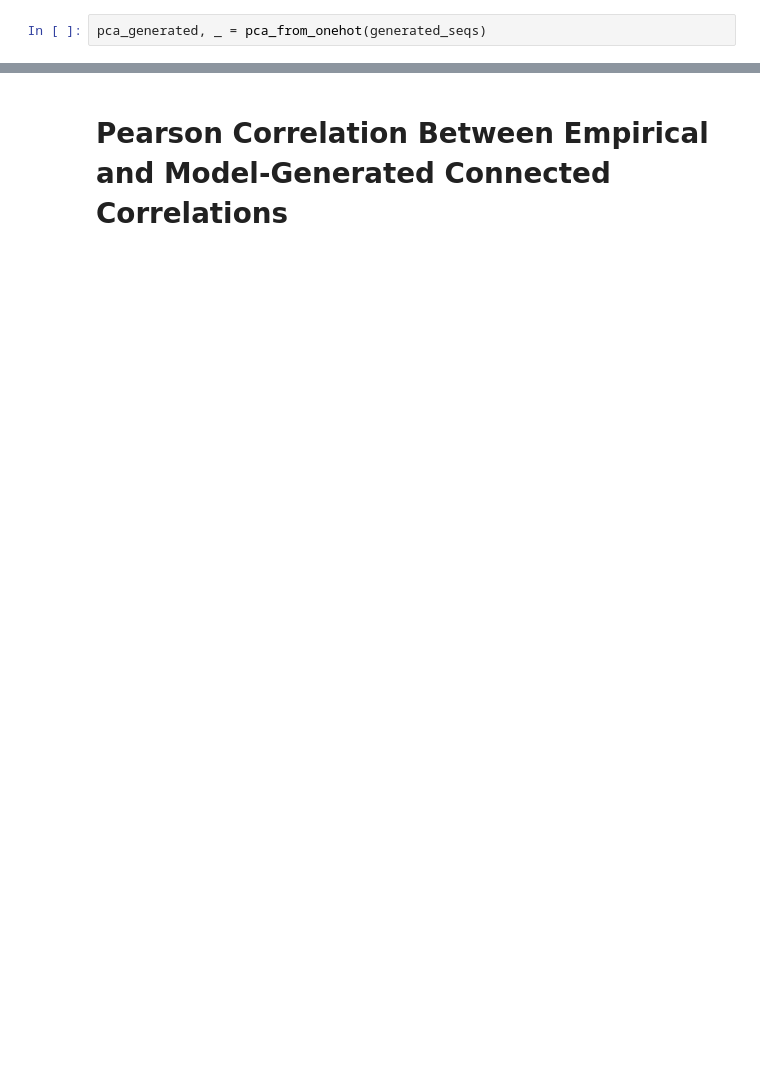
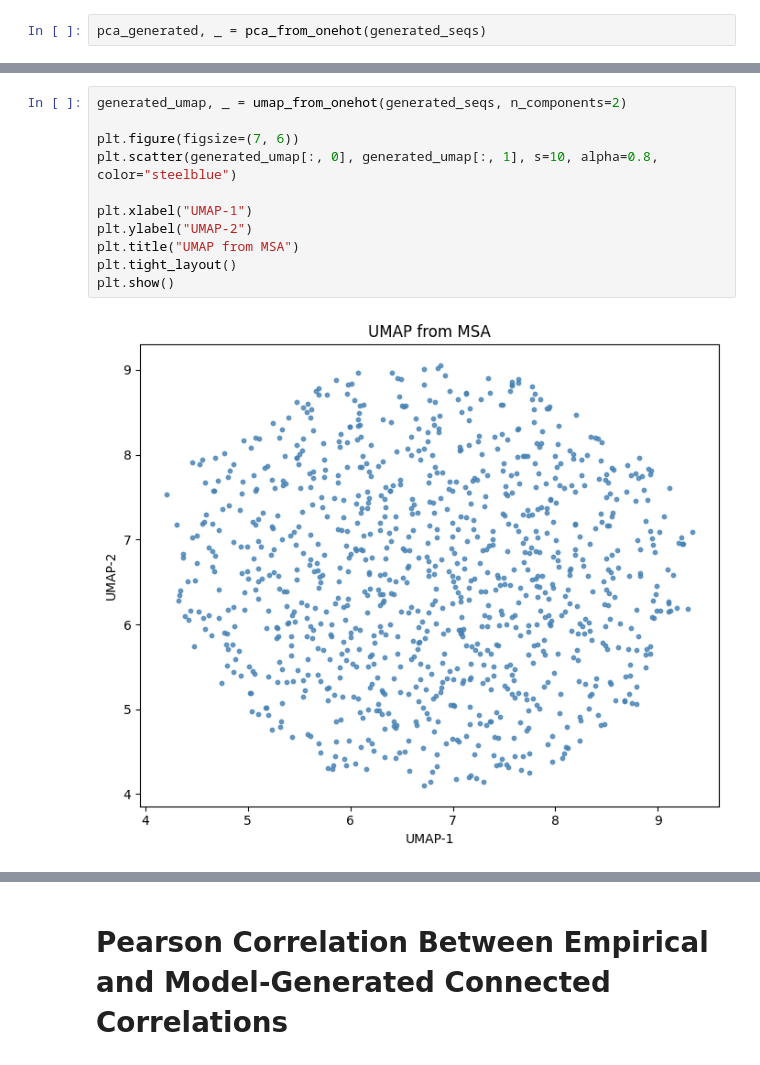
Before and after one commit to tferracina/ArDCA-Python, a Jupyter notebook: code/analyzing_results.ipynb, the cells around one changed output, grey strips where cells are left out. Saved outputs shown, nothing was run; the diff lists cells and outputs as text; blank space fills up the shorter version.

```diff
--- a/code/analyzing_results.ipynb
+++ b/code/analyzing_results.ipynb
@@ -64,0 +107,13 @@ plt.show()
+# %%
+generated_umap, _ = umap_from_onehot(generated_seqs, n_components=2)
+
+plt.figure(figsize=(7, 6))
+plt.scatter(generated_umap[:, 0], generated_umap[:, 1], s=10, alpha=0.8, color="steelblue")
+
+plt.xlabel("UMAP-1")
+plt.ylabel("UMAP-2")
+plt.title("UMAP from MSA")
+plt.tight_layout()
+plt.show()
+# %% [output]
+[figure, added]
```
Also changed, not shown: parts of 14 cells of this notebook.
